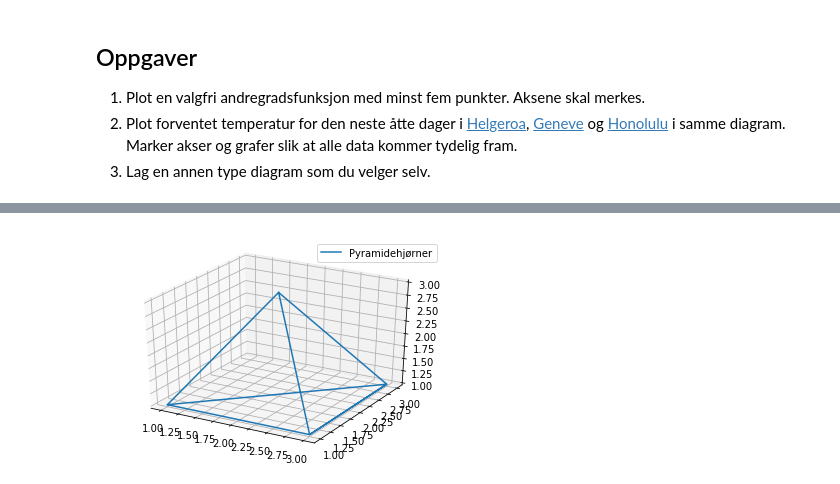
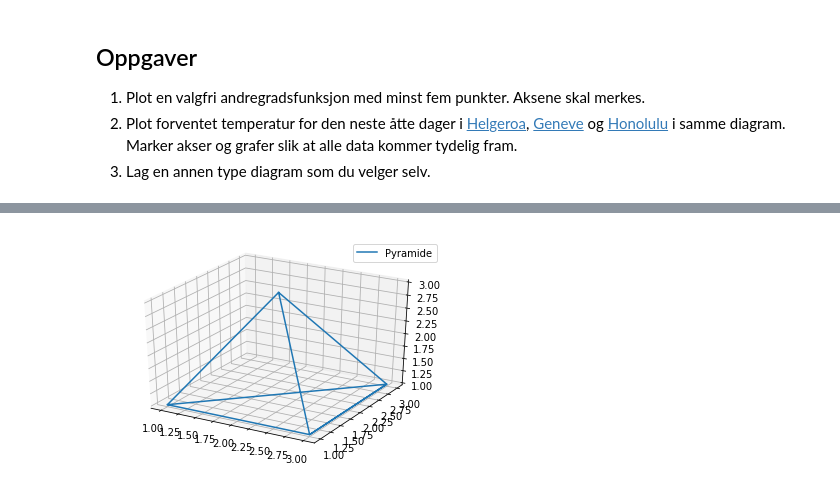
Before and after one commit to fagstoff/ProgMod, a Jupyter notebook: Fagstoff/matplotlib.ipynb, the cells around one changed output, grey strips where cells are left out. Drawn from its saved outputs; the diff is of its cells as text; code cells hidden in the pictures.

Commit message:
Påfyll av fagtekst - 3D-plott

```diff
--- a/Fagstoff/matplotlib.ipynb
+++ b/Fagstoff/matplotlib.ipynb
@@ -74,20 +76,16 @@ plt.show()
 # %%
-
-#from mpl_toolkits.mplot3d import Axes3D
 import numpy as np
 import matplotlib.pyplot as plt
-
-#mpl.rcParams['legend.fontsize'] = 10
 
 fig = plt.figure()
 ax = fig.gca(projection='3d')
 
 x = (1, 3, 3, 2, 1, 3, 3, 2)
 y = (1, 1, 3, 2, 1, 3, 1, 2)
 z = (1, 1, 1, 3, 1, 1, 1, 3)
-ax.plot(x, y, z,label='Pyramidehjørner')
+ax.plot(x, y, z,label='Pyramide')
 ax.legend()
 
 plt.show()
 # %% [output]
-[figure, old version]
+[figure, new version]
```
Also changed, not shown: parts of 5 cells of this notebook.
